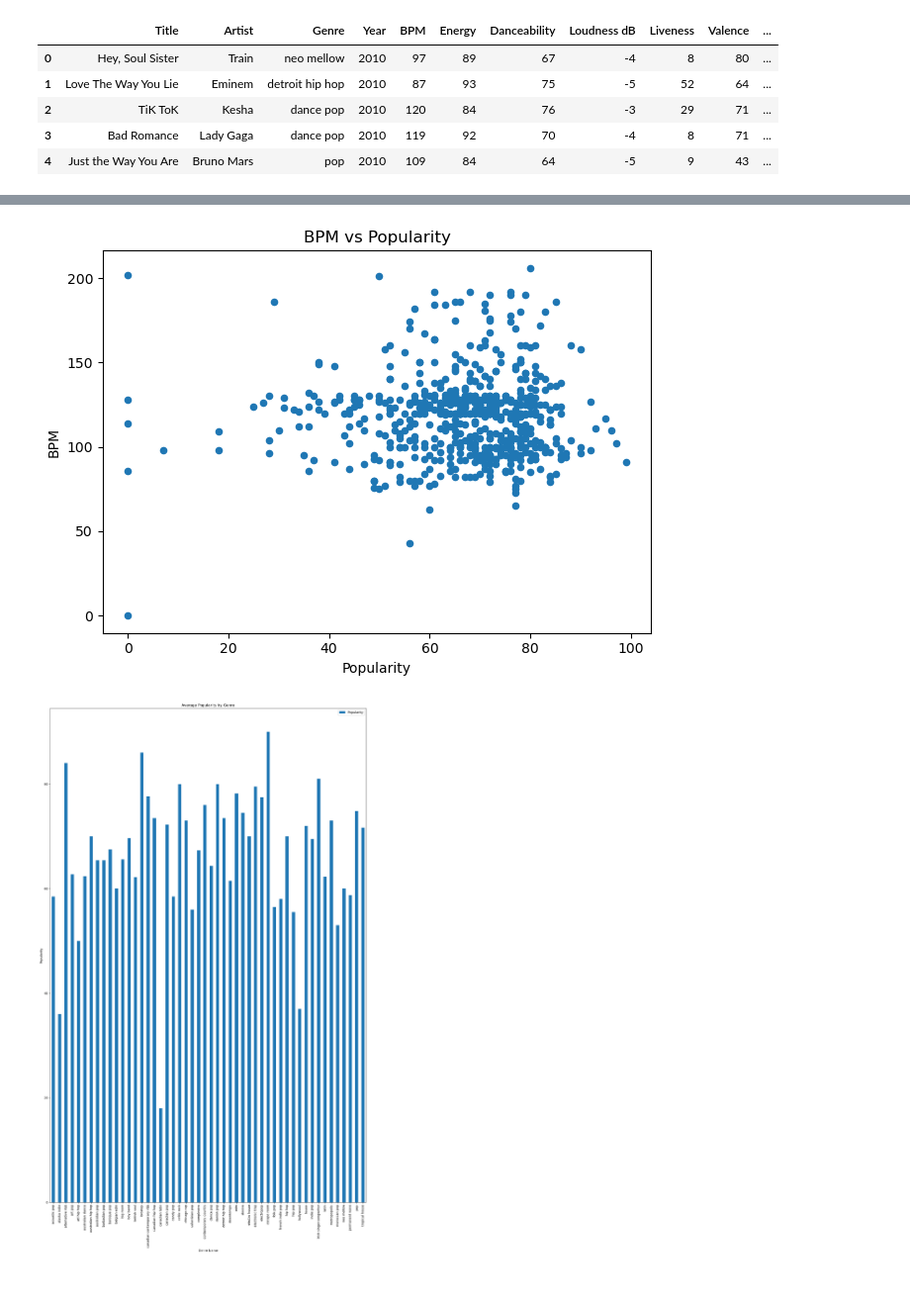
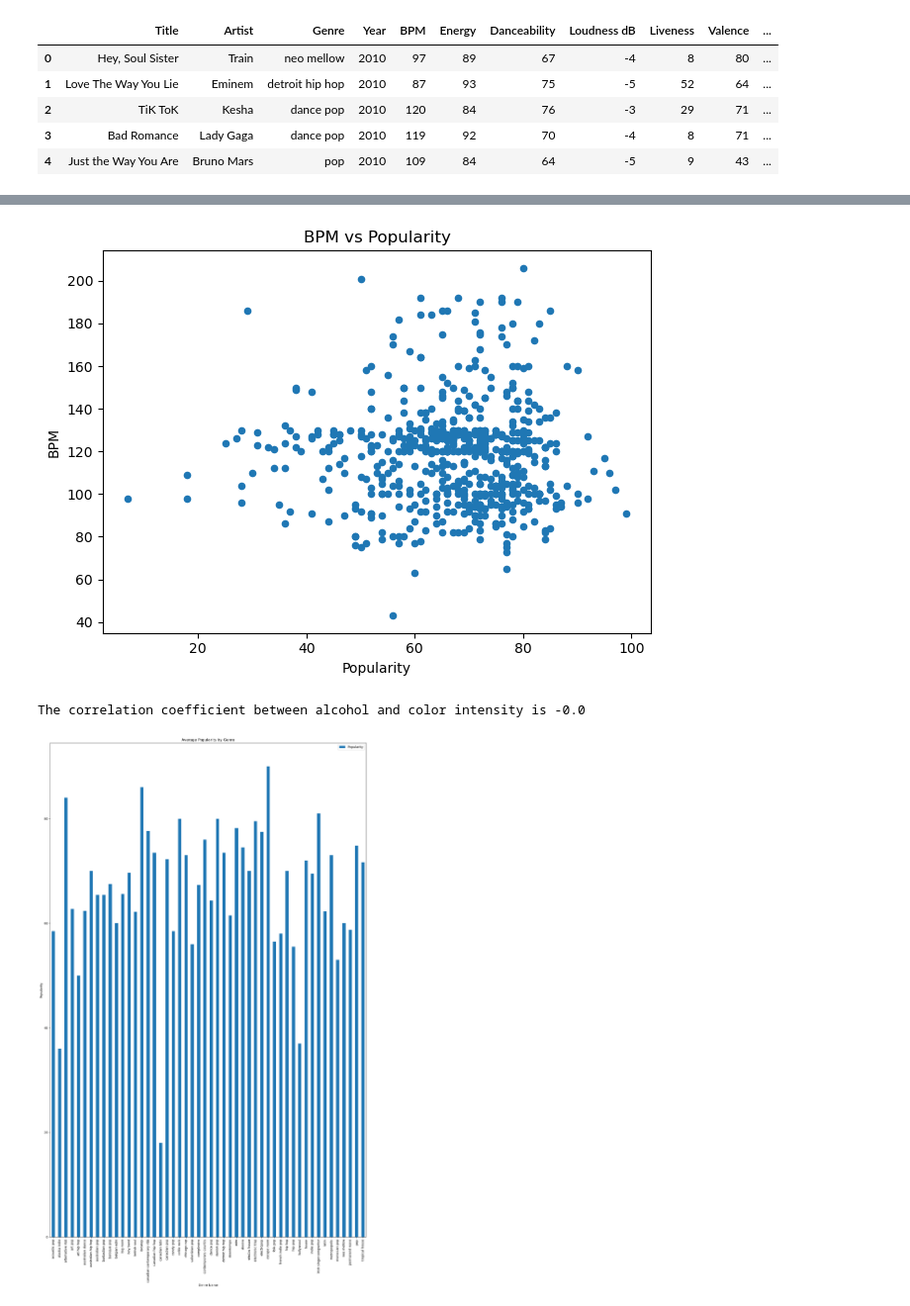
Before and after one commit to StevenTHG/Music-Research-Project-1, a Jupyter notebook: data_source_exploration.ipynb, the cells around one changed output, grey strips where cells are left out. Shown at 99% size. Cells and saved outputs as stored; diff of their text form; code cells hidden in the pictures.

Commit message:
Found no correlation between BPM and Popularity in data_source_exploration

```diff
--- a/data_source_exploration.ipynb
+++ b/data_source_exploration.ipynb
@@ -84,12 +86,17 @@ tropical house               83
 Name: Danceability, dtype: object
 # %%
 slim = top_10_df[["Popularity","BPM"]].astype(int)
+slim = slim[slim['Popularity'] != 0]
 scatter = slim.plot(kind="scatter",x="Popularity",y="BPM")
 plt.title('BPM vs Popularity')
 plt.tight_layout()
 plt.show()
 # %% [output]
-[figure, old version]
+[figure, new version]
+# %%
+print(f"The correlation coefficient between alcohol and color intensity is {round(stats.pearsonr(slim['Popularity'],slim['BPM'])[0],2)}")
+# %% [output]
+The correlation coefficient between alcohol and color intensity is -0.0
 # %%
 mean_top_10 = top_10_df.groupby("Genre").mean().reset_index()
 mean_top_10
```
Also changed, not shown: parts of 1 cell of this notebook.
